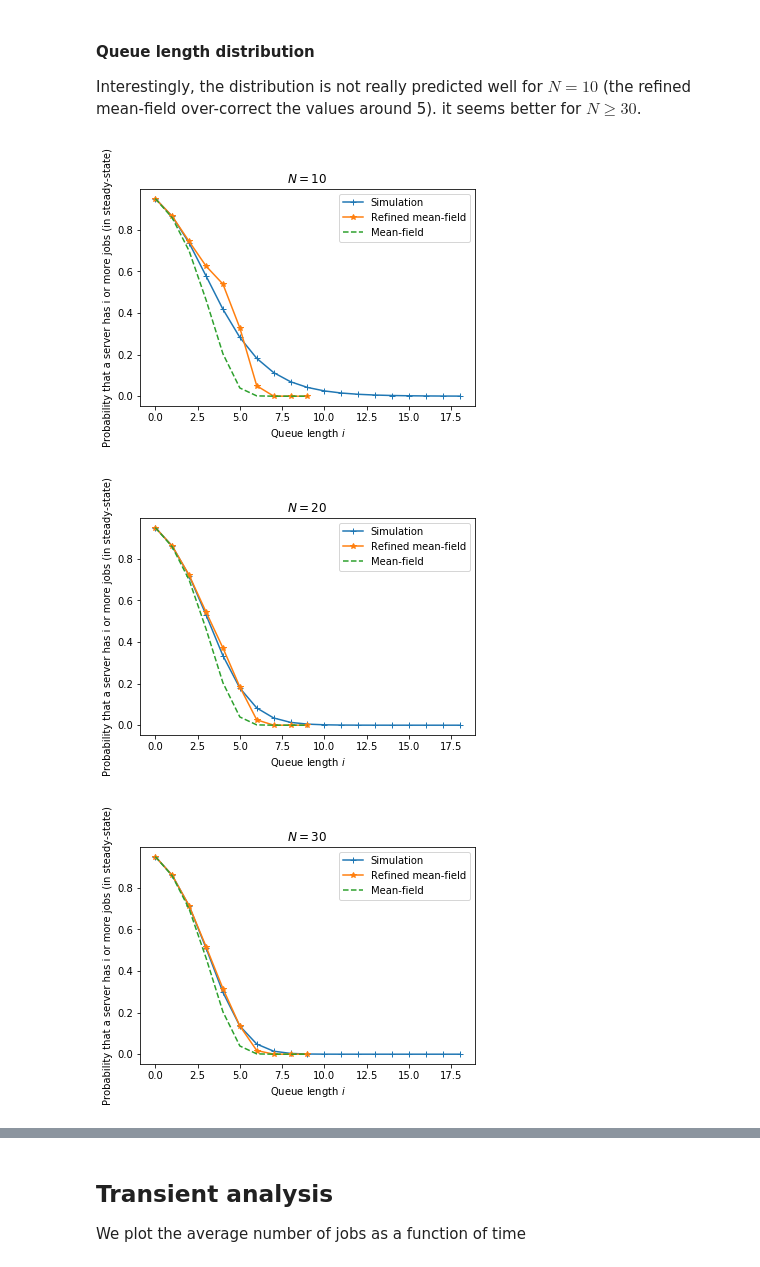
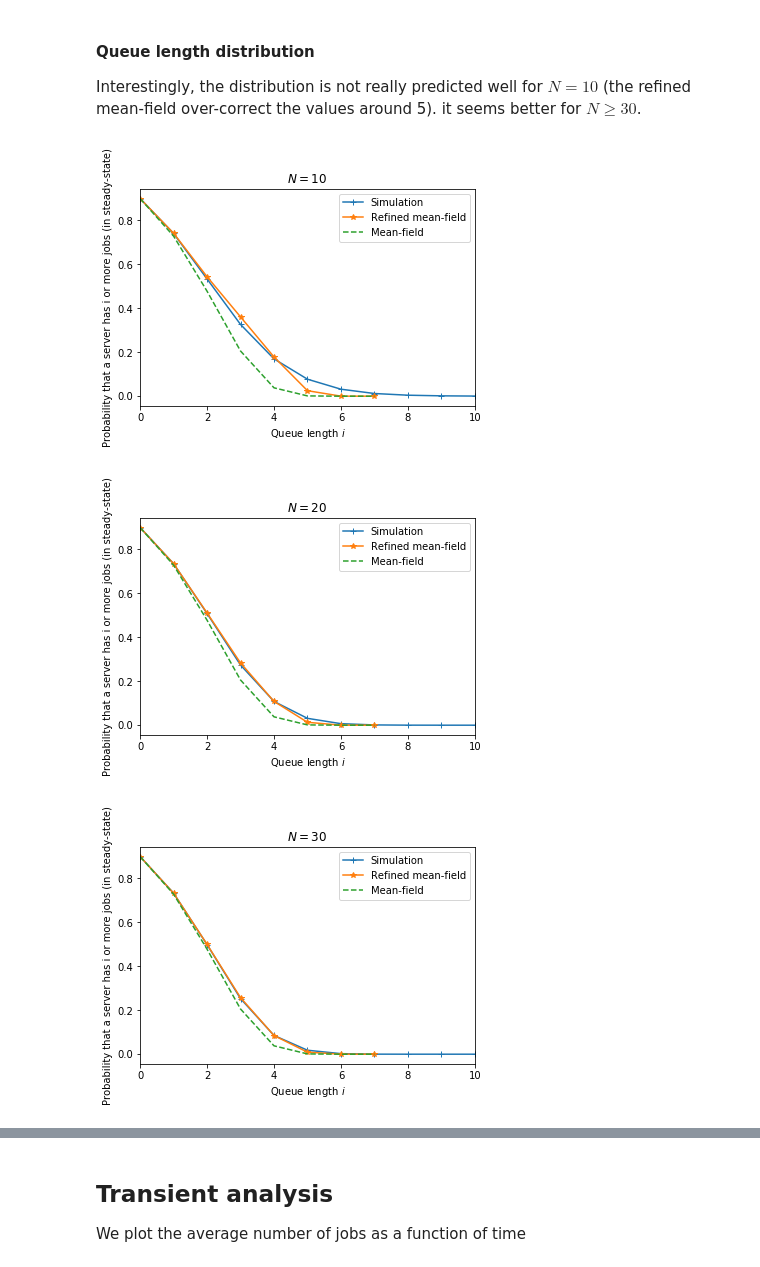
Before and after one commit to josudoncel/rmf_tool, a Jupyter notebook: Example_2choice.ipynb, the cells around one changed output, grey strips where cells are left out. Saved outputs shown, nothing was run; the diff lists cells and outputs as text; code cells hidden in the pictures.

```diff
--- a/Example_2choice.ipynb
+++ b/Example_2choice.ipynb
@@ -26,7 +26,7 @@ with the convention : $x_{-1} = 1$ and $x_{K} = 0$ for some $K$.
 # %%
 # This code creates an object that represents a "density dependent population process"
 ddpp = rmf.DDPP()
-K = 10
+K = 8
 
 # The vector 'e(i)' is a vector where the $i$th coordinate is equal to $1$ (the other being equal to $0$)
 def e(i):
@@ -95,7 +95,8 @@ $$E[X^N] = x + \frac1N C + o(\frac1N) $$
 
 To compute these constants :
 # %%
-x = ddpp.fixed_point()
-c = ddpp.theoretical_V()
-print(x,c)
+rho=0.9
+pi = ddpp.fixed_point()
+V = ddpp.theoretical_V()
+print(pi,V)
 # %% [output]
@@ -125,7 +124,7 @@ for N in myN:
     #%time Xs[N],Vs[N] = ddpp.steady_state_simulation(N=N,time=100000/N)
     #  Option 2 : we use simulations from an external tool
     Xs[N],Vs[N] = jsq.loadSteadyStateDistributionQueueLength(N=N,d=2,rho=rho,returnConfInterval=True)
-    Xrmf[N] = x+c/N
+    Xrmf[N] = pi+V/N
     print(N,'done')
 # %% [output]
 3.213893702158966 (mean-field)
@@ -160,14 +159,15 @@ Interestingly, the distribution is not really predicted well for $N=10$ (the ref
 # %%
 for N in myN:
     plt.figure()
     plt.plot((Xs[N]),'+-')
     plt.plot((Xrmf[N]),'*-')
-    plt.plot((x),'--')
+    plt.plot((pi),'--')
     plt.legend(('Simulation','Refined mean-field','Mean-field'))
     plt.xlabel('Queue length $i$')
     plt.ylabel('Probability that a server has i or more jobs (in steady-state)')
     plt.title('$N={}$'.format(N))
+    plt.xlim([0,10])
 # %% [output]
-[figure, old version]
+[figure, new version]
-[figure, old version]
+[figure, new version]
-[figure, old version]
+[figure, new version]
```
Also changed, not shown: parts of 7 cells of this notebook.
